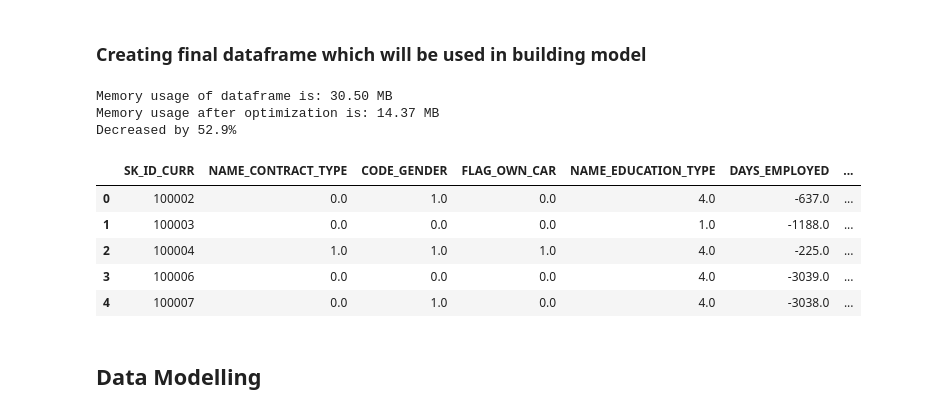
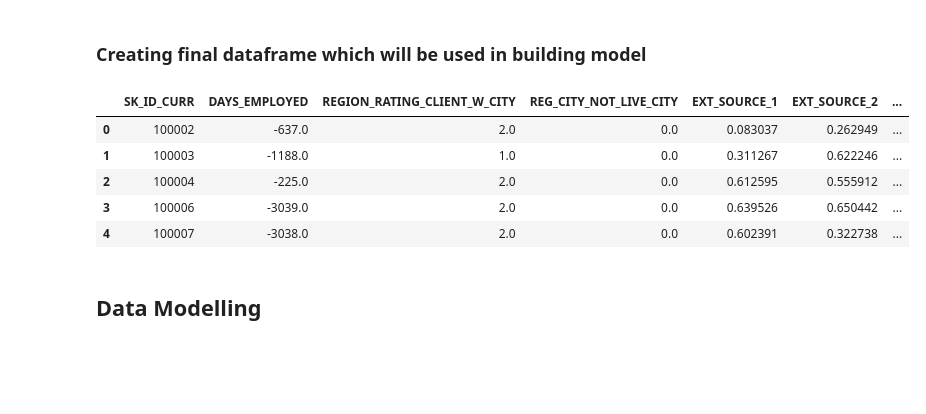
Before and after one commit to alfredomarciano98/credit-risk-analysis, a Jupyter notebook: credit-risk-analysis.ipynb, the cells around one changed output. Cells and saved outputs as stored; diff of their text form; code cells hidden in the pictures; blank space fills up the shorter version.

```diff
--- a/credit-risk-analysis.ipynb
+++ b/credit-risk-analysis.ipynb
@@ -707,18 +616,15 @@ final_train = pd.concat([X[final_features],y],axis=1)
 final_train.to_csv('./output-files/final_train.csv')
 # %%
 # Reading final_train dataset that will be used in modelling
-final_train = optimize(pd.read_csv('./output-files/final_train.csv'))
+final_train = pd.read_csv('./output-files/final_train.csv')
 display(final_train.head())
 # %% [output]
-Memory usage of dataframe is: 30.50 MB
-Memory usage after optimization is: 14.37 MB
-Decreased by 52.9%
-|  | SK_ID_CURR | NAME_CONTRACT_TYPE | CODE_GENDER | FLAG_OWN_CAR | NAME_EDUCATION_TYPE | DAYS_EMPLOYED | ... |
-| 0 | 100002 | 0.0 | 1.0 | 0.0 | 4.0 | -637.0 | ... |
-| 1 | 100003 | 0.0 | 0.0 | 0.0 | 1.0 | -1188.0 | ... |
-| 2 | 100004 | 1.0 | 1.0 | 1.0 | 4.0 | -225.0 | ... |
-| 3 | 100006 | 0.0 | 0.0 | 0.0 | 4.0 | -3039.0 | ... |
-| 4 | 100007 | 0.0 | 1.0 | 0.0 | 4.0 | -3038.0 | ... |
+|  | SK_ID_CURR | DAYS_EMPLOYED | REGION_RATING_CLIENT_W_CITY | REG_CITY_NOT_LIVE_CITY | EXT_SOURCE_1 | EXT_SOURCE_2 | ... |
+| 0 | 100002 | -637.0 | 2.0 | 0.0 | 0.083037 | 0.262949 | ... |
+| 1 | 100003 | -1188.0 | 1.0 | 0.0 | 0.311267 | 0.622246 | ... |
+| 2 | 100004 | -225.0 | 2.0 | 0.0 | 0.612595 | 0.555912 | ... |
+| 3 | 100006 | -3039.0 | 2.0 | 0.0 | 0.639526 | 0.650442 | ... |
+| 4 | 100007 | -3038.0 | 2.0 | 0.0 | 0.602391 | 0.322738 | ... |
 # %% [markdown]
 ## Data Modelling
 # %% [markdown]
```
Also changed, not shown: parts of 33 cells of this notebook.
